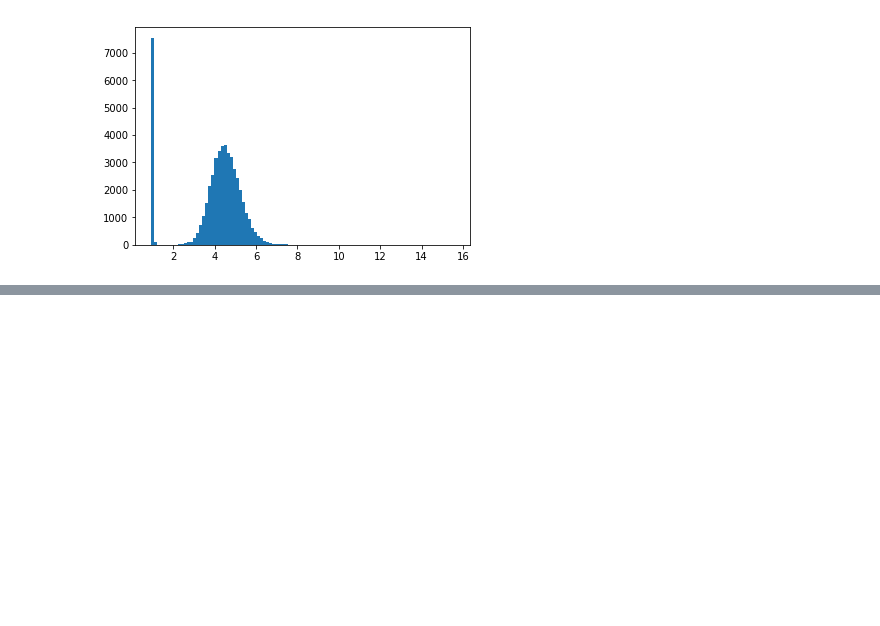
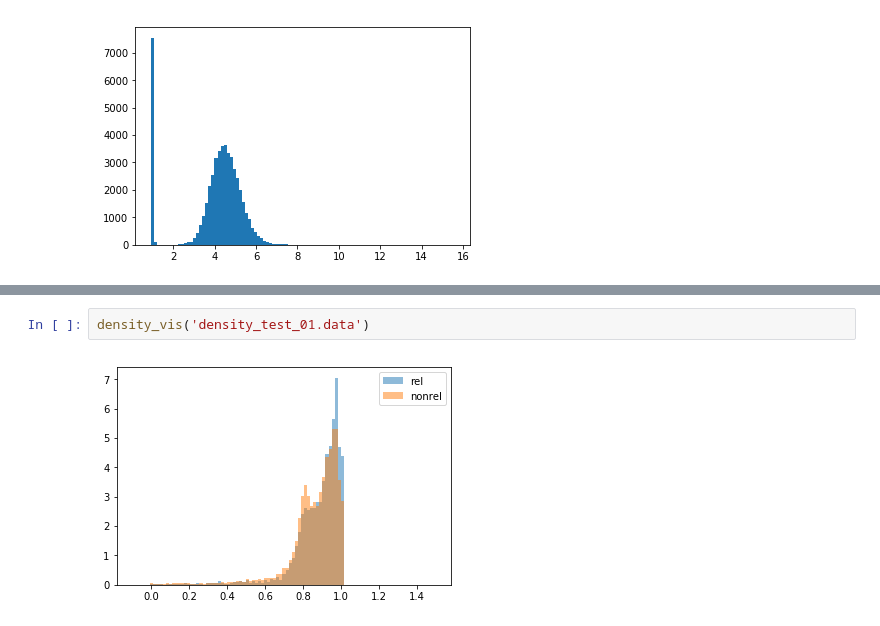
Before and after one commit to jzbjyb/rri_match, a Jupyter notebook: quick_test.ipynb, the cells around one changed output, grey strips where cells are left out. Cells and saved outputs as stored; diff of their text form; blank space fills up the shorter version.

```diff
--- a/quick_test.ipynb
+++ b/quick_test.ipynb
@@ -135,0 +154,4 @@ emb_vis('data/bing/w2v')
+# %%
+density_vis('density_test_01.data')
+# %% [output]
+[figure, added]
```
Also changed, not shown: parts of 12 cells of this notebook, 2 other files.
